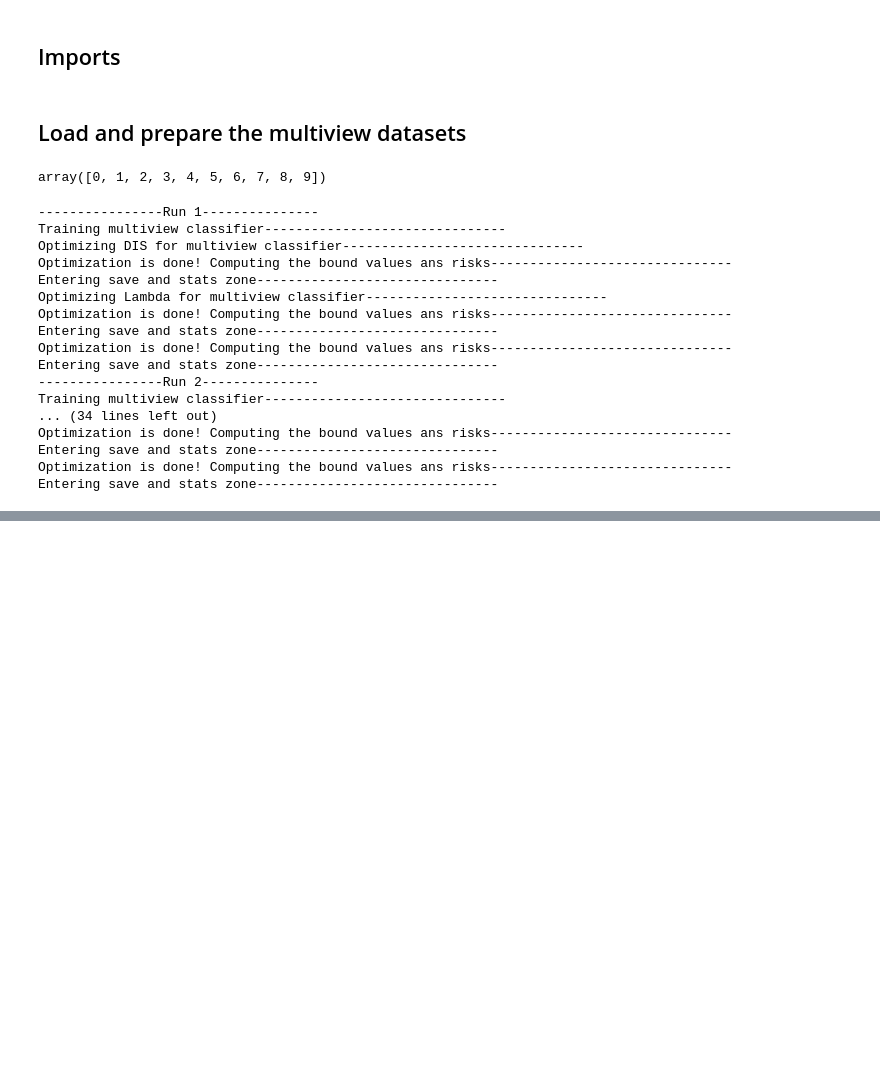
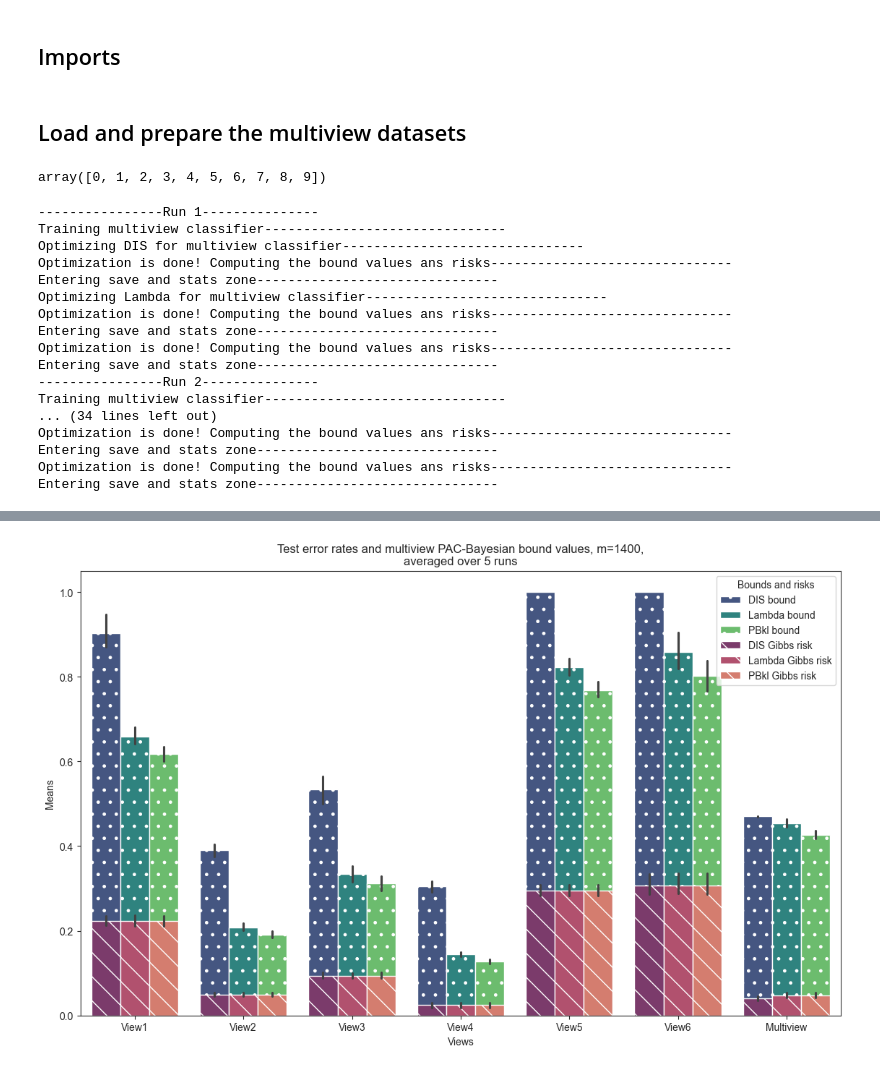
Before and after one commit to adidi24/Multi-View-Majority-Vote-Learning-Algorithms-Direct-Minimization-of-PAC-Bayesian-Bounds, a Jupyter notebook: empirical-evaluation-jupyter.ipynb, the cells around one changed output, grey strips where cells are left out. Cells and saved outputs as stored; diff of their text form; code cells hidden in the pictures; blank space fills up the shorter version.

```diff
--- a/empirical-evaluation-jupyter.ipynb
+++ b/empirical-evaluation-jupyter.ipynb
@@ -196,0 +207,4 @@ plot_results(df, len(Xs_train[0]))
+# %%
+plot_results(df, len(Xs_train[0]))
+# %% [output]
+[figure, added]
```
Also changed, not shown: parts of 5 cells of this notebook, 2 other files.
